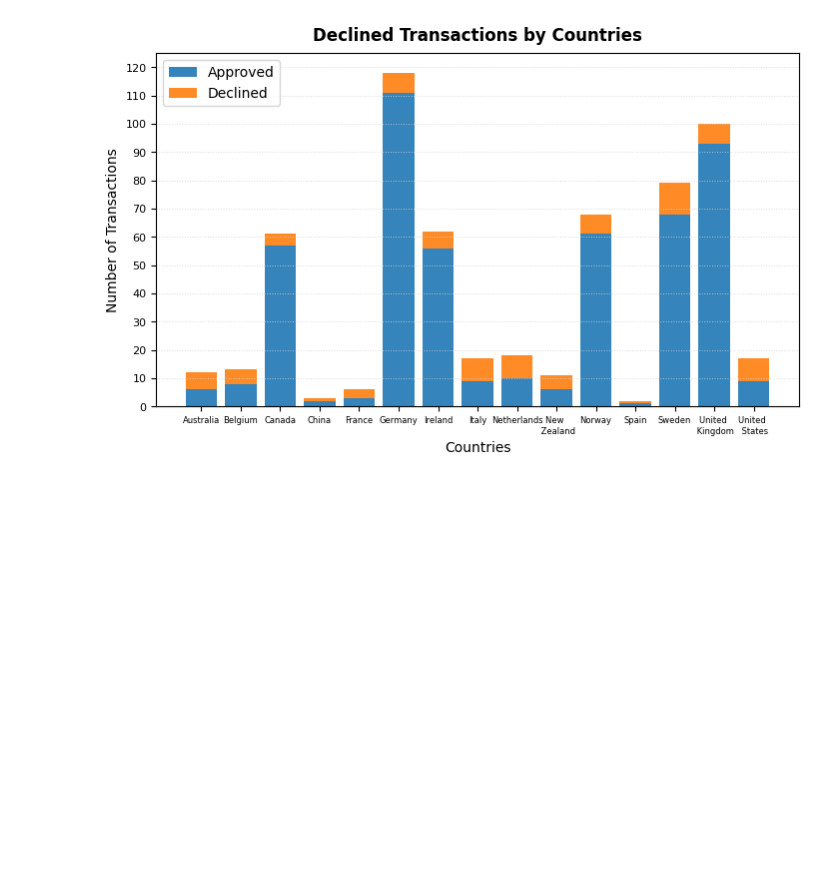
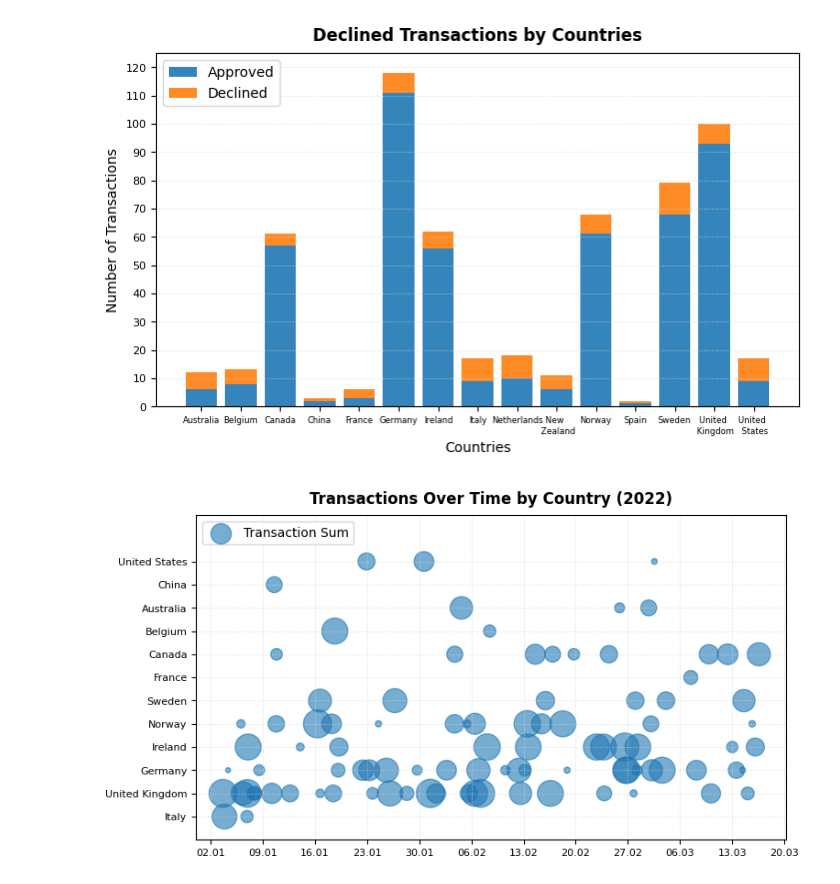
Before and after one commit to leocareer/DA_specialization, a Jupyter notebook: Sprint_08/S8_02.ipynb, the cells around one changed output. Cells and saved outputs as stored; diff of their text form; code cells hidden in the pictures; blank space fills up the shorter version.

```diff
--- a/Sprint_08/S8_02.ipynb
+++ b/Sprint_08/S8_02.ipynb
@@ -244,3 +249,45 @@ ax.legend(loc=2)
 plt.show()
 # %% [output]
 [figure]
+# %%
+import matplotlib.dates as mdates
+import numpy as np
+import matplotlib.pyplot as plt
+import seaborn as sns
+import pandas as pd
+
+try:
+    df_approved_companies = dataset.copy()
+except:
+    df_approved_companies = df_approved.merge(
+        df_companies[['company_id', 'country']],
+        left_on='business_id',
+        right_on='company_id',
+        how='left'
+    )
+
+df_approved_companies['timestamp'] = pd.to_datetime(df_approved_companies['timestamp'])
+
+df_approved_companies_2022 = df_approved_companies[df_approved_companies['timestamp'].dt.year == 2022]
+
+fig, ax = plt.subplots(figsize=(8.3, 4.6))
+
+ax.scatter(
+    x=df_approved_companies_2022['timestamp'],
+    y=df_approved_companies_2022['country'],
+    s=df_approved_companies_2022['amount'],
+    alpha=0.6,
+    label='Transaction Sum'
+)
+
+ax.set_title('Transactions Over Time by Country (2022)', fontweight='bold', verticalalignment='bottom')
+ax.grid(linestyle=':', color='lightgray', linewidth=0.7, alpha=0.8)
+ax.tick_params(labelsize=8)
+ax.xaxis.set_major_formatter(mdates.DateFormatter('%d.%m'))  # форматирование меток на оси X
+ax.xaxis.set_major_locator(mdates.DayLocator(interval=7))  # вместо ax.set_yticks(range())
+ax.set_ylim(-1, 13)
+ax.legend(loc=2)
+
+plt.show()
+# %% [output]
+[figure, added]
```
Also changed, not shown: parts of 6 cells of this notebook, 1 other file.
